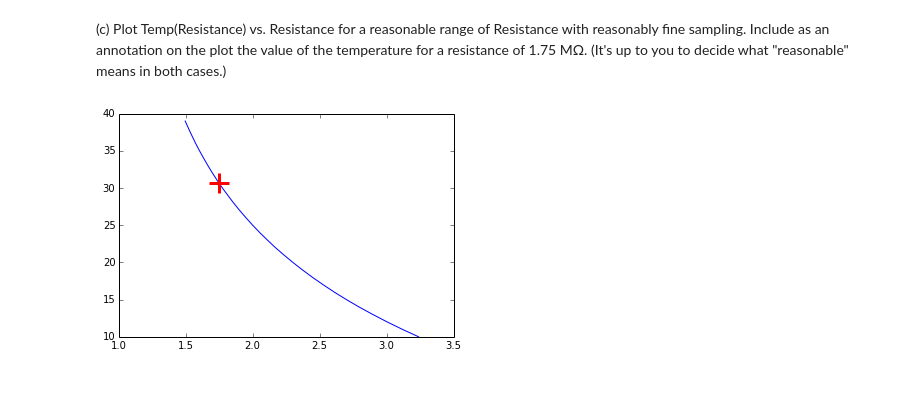
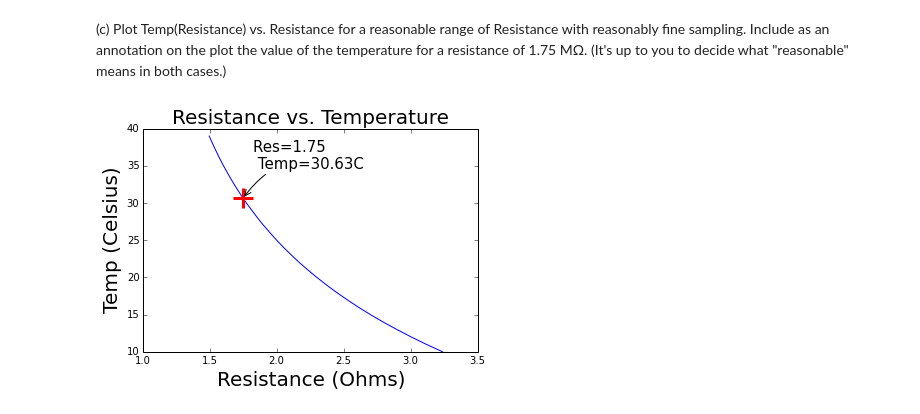
Before and after one commit to dlhoang/PHYS202-S14, a Jupyter notebook: SciPy/InterpolationExercises.ipynb, the cells around one changed output. Drawn from its saved outputs; the diff is of its cells as text; code cells hidden in the pictures; blank space fills up the shorter version.

```diff
--- a/SciPy/InterpolationExercises.ipynb
+++ b/SciPy/InterpolationExercises.ipynb
@@ -88,14 +88,23 @@ Res: 11.1578947368
 # %%
 temp = np.arange(39,9,-1)
 res = np.array([1.496,1.521,1.547,1.574,1.603,1.634,1.666,1.700,1.736,1.774,1.815,1.857,1.902,\
            1.950,2.000,2.053,2.110,2.169,2.233,2.300,2.371,2.446,2.526,2.610,2.700,2.795,2.897,3.004,\
            3.118,3.239])
 
 Interp = interp1d(res,temp)
 newRes = 1.75
 newInterp = Interp(newRes)
 
 plt.plot(res, Interp(res), newRes, newInterp, 'r+', markersize=20, markeredgewidth=3)
+plt.xlabel("Resistance (Ohms)", fontsize=20)
+plt.ylabel("Temp (Celsius)", fontsize=20)
+plt.title("Resistance vs. Temperature", fontsize=20)
+plt.annotate('Res=1.75 \n Temp=30.63C',
+            xy=(newRes, Temp(newRes)), xycoords='data',
+            xytext=(+10,+30), textcoords='offset points', fontsize=15,
+            arrowprops=dict(arrowstyle="->", connectionstyle="arc3,rad=.2"))
+
+
 plt.show()
 # %% [output]
-[figure, old version]
+[figure, new version]
```
